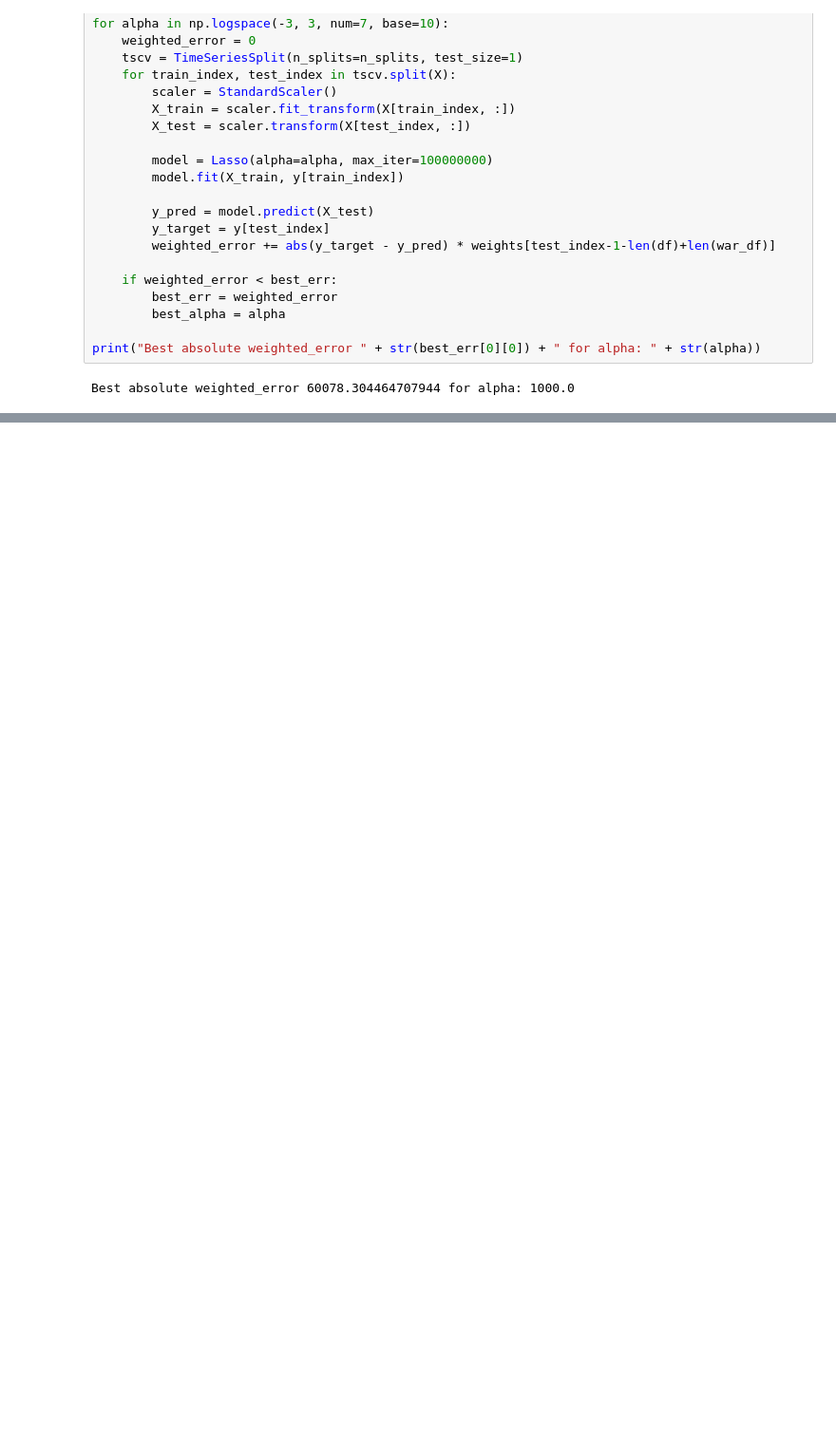
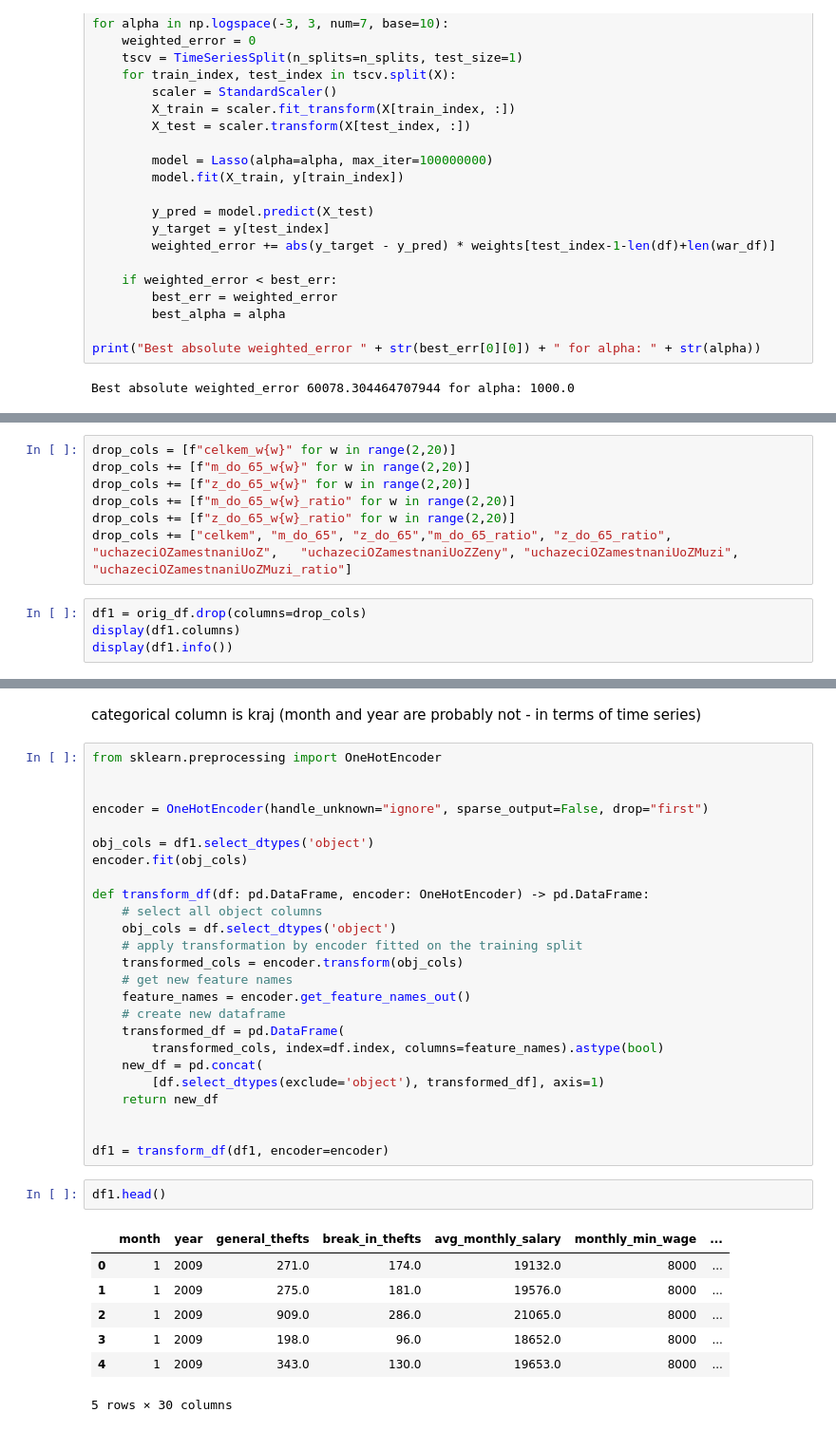
Before and after one commit to DianaKorladinova/SAN_Unemployment_Refugees, a Jupyter notebook: models/models.ipynb, the cells around one changed output, grey strips where cells are left out. Shown at 95% size. Drawn from its saved outputs; the diff is of its cells as text; blank space fills up the shorter version.

Commit message:
data preprocessing

```diff
--- a/models/models.ipynb
+++ b/models/models.ipynb
@@ -134,0 +204,11 @@ Best absolute weighted_error 60078.304464707944 for alpha: 1000.0
+# %%
+drop_cols = [f"celkem_w{w}" for w in range(2,20)]
+drop_cols += [f"m_do_65_w{w}" for w in range(2,20)]
+drop_cols += [f"z_do_65_w{w}" for w in range(2,20)]
+drop_cols += [f"m_do_65_w{w}_ratio" for w in range(2,20)]
+drop_cols += [f"z_do_65_w{w}_ratio" for w in range(2,20)]
+drop_cols += ["celkem", "m_do_65", "z_do_65","m_do_65_ratio", "z_do_65_ratio", "uchazeciOZamestnaniUoZ",	"uchazeciOZamestnaniUoZZeny", "uchazeciOZamestnaniUoZMuzi", "uchazeciOZamestnaniUoZMuzi_ratio"]
+# %%
+df1 = orig_df.drop(columns=drop_cols)
+display(df1.columns)
+display(df1.info())
@@ -134,0 +241,37 @@ Best absolute weighted_error 60078.304464707944 for alpha: 1000.0
+# %% [markdown]
+categorical column is kraj (month and year are probably not - in terms of time series)
+# %%
+from sklearn.preprocessing import OneHotEncoder
+
+
+encoder = OneHotEncoder(handle_unknown="ignore", sparse_output=False, drop="first")
+
+obj_cols = df1.select_dtypes('object')
+encoder.fit(obj_cols)
+
+def transform_df(df: pd.DataFrame, encoder: OneHotEncoder) -> pd.DataFrame:
+    # select all object columns
+    obj_cols = df.select_dtypes('object')
+    # apply transformation by encoder fitted on the training split
+    transformed_cols = encoder.transform(obj_cols)
+    # get new feature names
+    feature_names = encoder.get_feature_names_out()
+    # create new dataframe
+    transformed_df = pd.DataFrame(
+        transformed_cols, index=df.index, columns=feature_names).astype(bool)
+    new_df = pd.concat(
+        [df.select_dtypes(exclude='object'), transformed_df], axis=1)
+    return new_df
+
+
+df1 = transform_df(df1, encoder=encoder)
+# %%
+df1.head()
+# %% [output]
+|  | month | year | general_thefts | break_in_thefts | avg_monthly_salary | monthly_min_wage | ... |
+| 0 | 1 | 2009 | 271.0 | 174.0 | 19132.0 | 8000 | ... |
+| 1 | 1 | 2009 | 275.0 | 181.0 | 19576.0 | 8000 | ... |
+| 2 | 1 | 2009 | 909.0 | 286.0 | 21065.0 | 8000 | ... |
+| 3 | 1 | 2009 | 198.0 | 96.0 | 18652.0 | 8000 | ... |
+| 4 | 1 | 2009 | 343.0 | 130.0 | 19653.0 | 8000 | ... |
+5 rows × 30 columns
```
Also changed, not shown: parts of 14 cells of this notebook.
